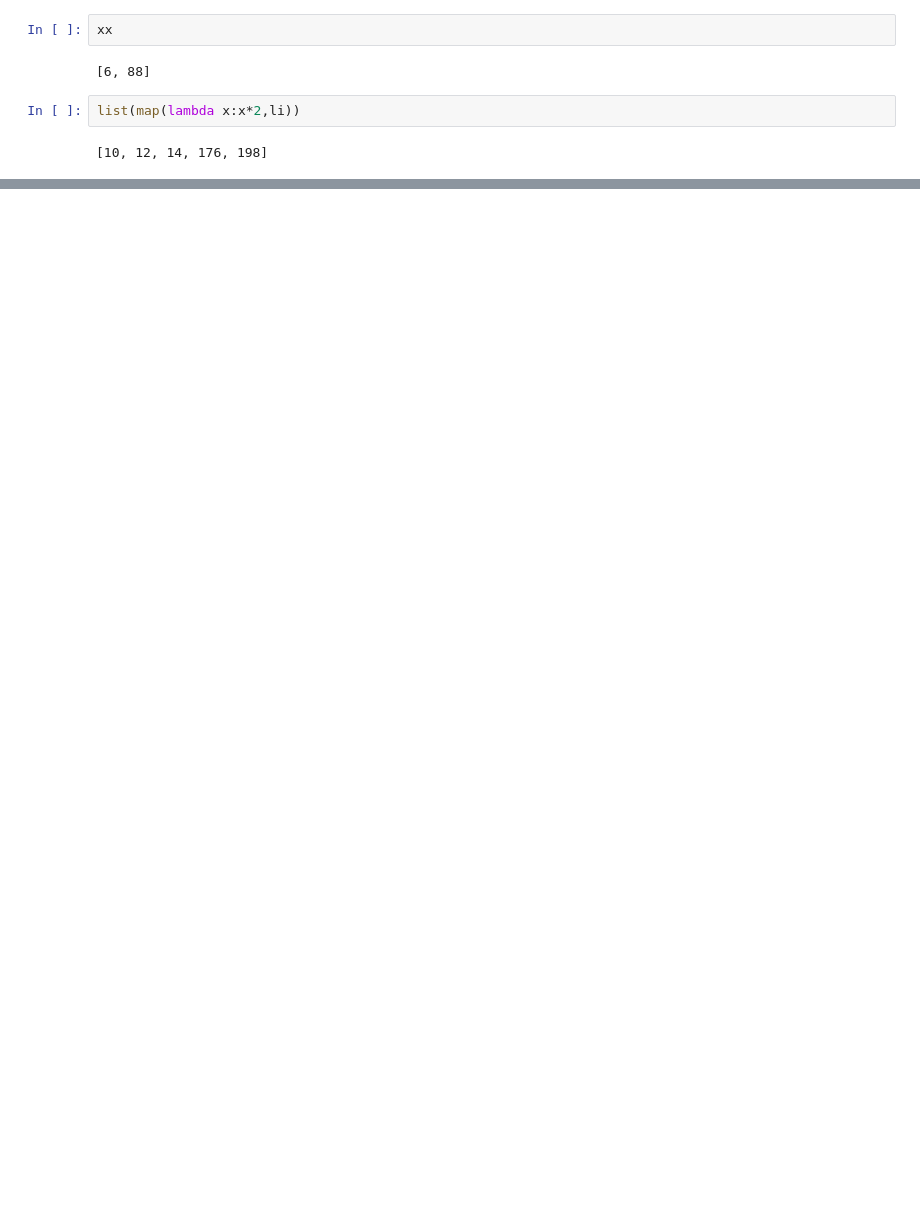
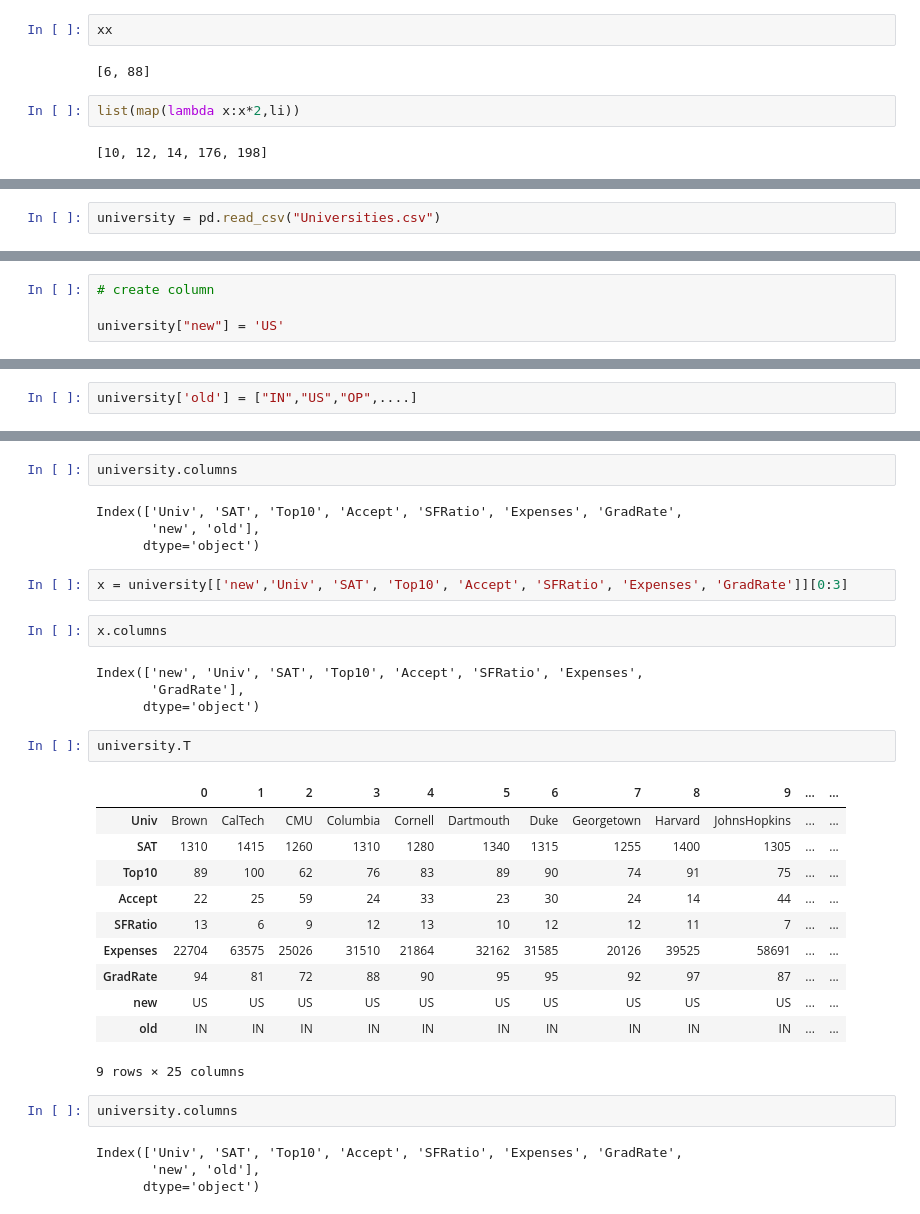
Before and after one commit to Thillaikkarasan208/Basic-scripts-Python-mini, a Jupyter notebook: module1 & 2.ipynb, the cells around one changed output, grey strips where cells are left out. Saved outputs shown, nothing was run; the diff lists cells and outputs as text; blank space fills up the shorter version.

```diff
--- a/module1 & 2.ipynb
+++ b/module1 & 2.ipynb
@@ -893,0 +1662,2 @@ list(map(lambda x:x*2,li))
+# %%
+university = pd.read_csv("Universities.csv")
@@ -893,0 +1719,4 @@ list(map(lambda x:x*2,li))
+# %%
+# create column
+
+university["new"] = 'US'
@@ -893,0 +1730,2 @@ list(map(lambda x:x*2,li))
+# %%
+university['old'] = ["IN","US","OP",....]
@@ -893,0 +1739,34 @@ list(map(lambda x:x*2,li))
+# %%
+university.columns
+# %% [output]
+Index(['Univ', 'SAT', 'Top10', 'Accept', 'SFRatio', 'Expenses', 'GradRate',
+       'new', 'old'],
+      dtype='object')
+# %%
+x = university[['new','Univ', 'SAT', 'Top10', 'Accept', 'SFRatio', 'Expenses', 'GradRate']][0:3]
+# %%
+x.columns
+# %% [output]
+Index(['new', 'Univ', 'SAT', 'Top10', 'Accept', 'SFRatio', 'Expenses',
+       'GradRate'],
+      dtype='object')
+# %%
+university.T
+# %% [output]
+|  | 0 | 1 | 2 | 3 | 4 | 5 | 6 | 7 | 8 | 9 | ... | ... |
+| Univ | Brown | CalTech | CMU | Columbia | Cornell | Dartmouth | Duke | Georgetown | Harvard | JohnsHopkins | ... | ... |
+| SAT | 1310 | 1415 | 1260 | 1310 | 1280 | 1340 | 1315 | 1255 | 1400 | 1305 | ... | ... |
+| Top10 | 89 | 100 | 62 | 76 | 83 | 89 | 90 | 74 | 91 | 75 | ... | ... |
+| Accept | 22 | 25 | 59 | 24 | 33 | 23 | 30 | 24 | 14 | 44 | ... | ... |
+| SFRatio | 13 | 6 | 9 | 12 | 13 | 10 | 12 | 12 | 11 | 7 | ... | ... |
+| Expenses | 22704 | 63575 | 25026 | 31510 | 21864 | 32162 | 31585 | 20126 | 39525 | 58691 | ... | ... |
+| GradRate | 94 | 81 | 72 | 88 | 90 | 95 | 95 | 92 | 97 | 87 | ... | ... |
+| new | US | US | US | US | US | US | US | US | US | US | ... | ... |
+| old | IN | IN | IN | IN | IN | IN | IN | IN | IN | IN | ... | ... |
+9 rows × 25 columns
+# %%
+university.columns
+# %% [output]
+Index(['Univ', 'SAT', 'Top10', 'Accept', 'SFRatio', 'Expenses', 'GradRate',
+       'new', 'old'],
+      dtype='object')
```
Also changed, not shown: parts of 166 cells of this notebook.
